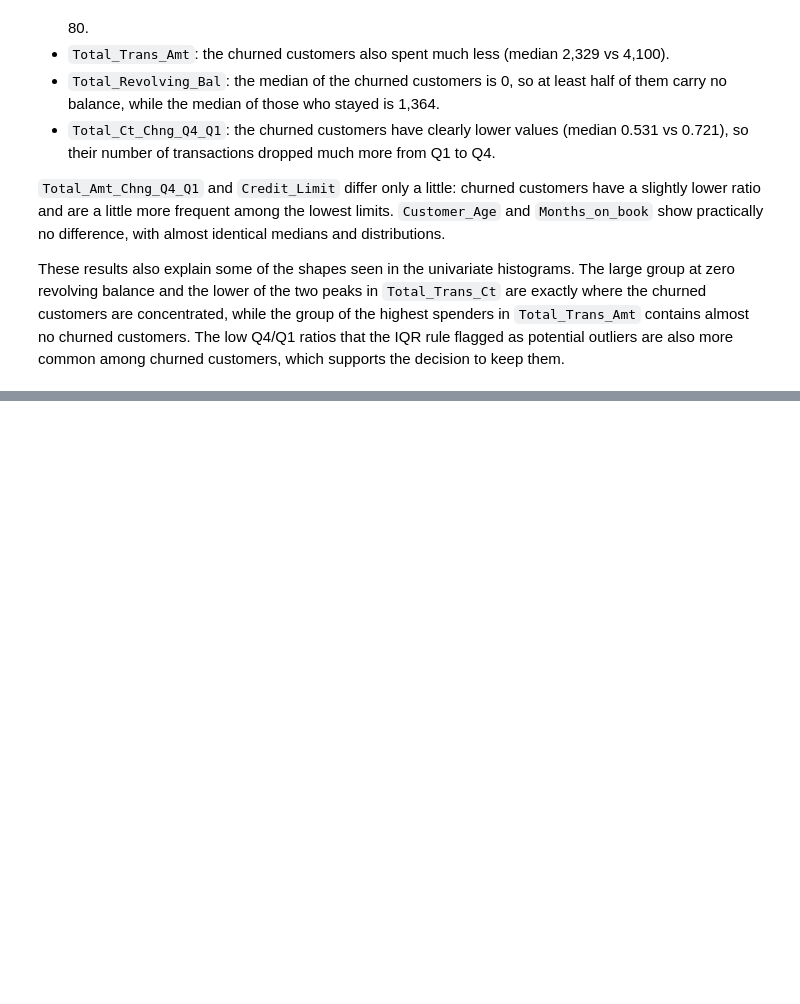
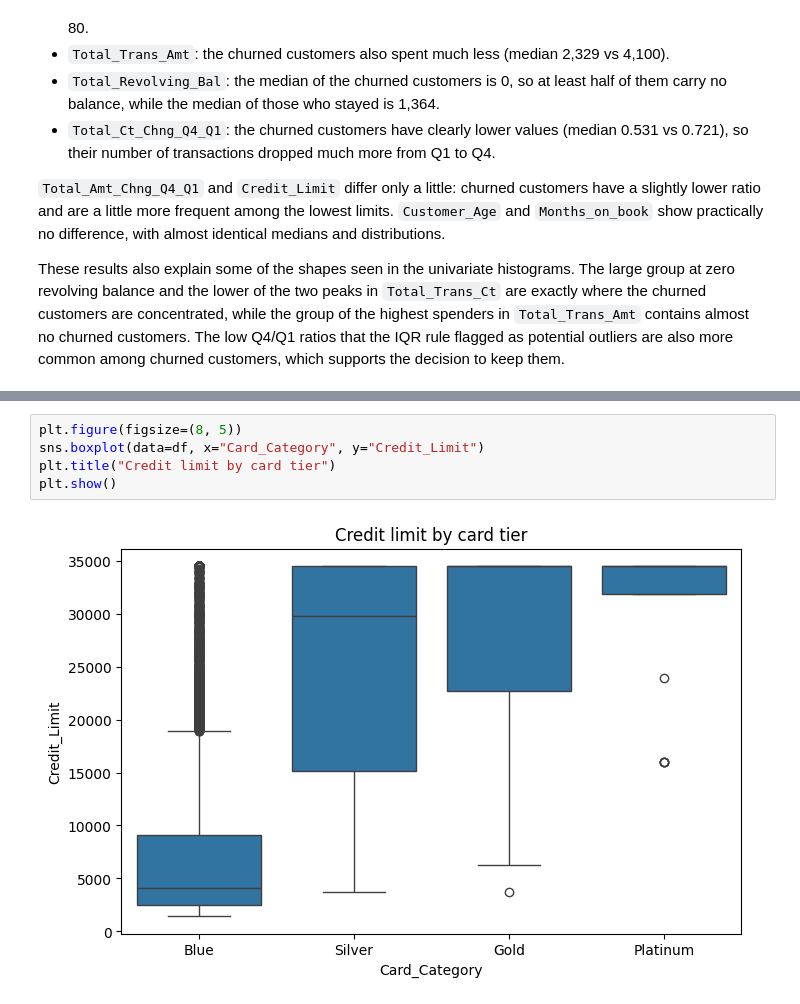
Before and after one commit to d3m1d0s/FoML_projects, a Jupyter notebook: project_1/bankchurners_eda_clustering.ipynb, the cells around one changed output, grey strips where cells are left out. Drawn from its saved outputs; the diff is of its cells as text; blank space fills up the shorter version.

```diff
--- a/project_1/bankchurners_eda_clustering.ipynb
+++ b/project_1/bankchurners_eda_clustering.ipynb
@@ -776,0 +829,7 @@ These results also explain some of the shapes seen in the univariate histograms.
+# %%
+plt.figure(figsize=(8, 5))
+sns.boxplot(data=df, x="Card_Category", y="Credit_Limit")
+plt.title("Credit limit by card tier")
+plt.show()
+# %% [output]
+[figure, added]
```
Also changed, not shown: parts of 9 cells of this notebook.
